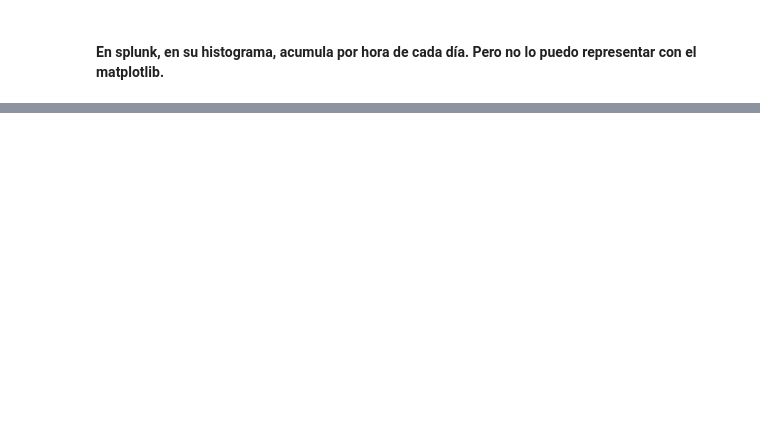
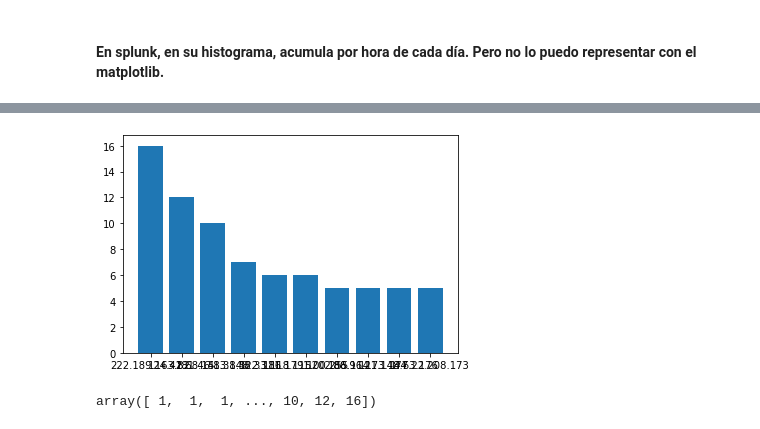
Before and after one commit to BustosMaxx/actividades_py, a Jupyter notebook: LoginsFallidos/BruteForce.ipynb, the cells around one changed output, grey strips where cells are left out. Cells and saved outputs as stored; diff of their text form; code cells hidden in the pictures; blank space fills up the shorter version.

```diff
--- a/LoginsFallidos/BruteForce.ipynb
+++ b/LoginsFallidos/BruteForce.ipynb
@@ -143,0 +189,13 @@ plt.show()
+# %%
+df_brute_force = df_Logins[(df_Logins["dia_num"] > 21) &
+          (df_Logins["dia_num"] < 27)]
+eje = df_brute_force.groupby("remip").count().sort_values("logdesc", ascending=False)["logdesc"].head(10)
+plt.bar(eje.index, eje.values)
+plt.savefig("barra.pdf")
+plt.show()
+# %% [output]
+[figure, added]
+# %%
+eje.values
+# %% [output]
+array([ 1,  1,  1, ..., 10, 12, 16])
```
Also changed, not shown: parts of 10 cells of this notebook.
